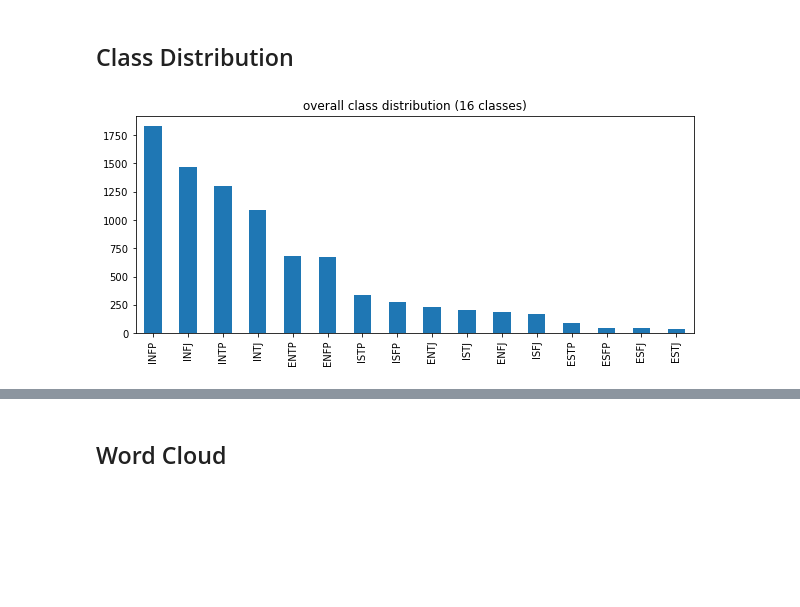
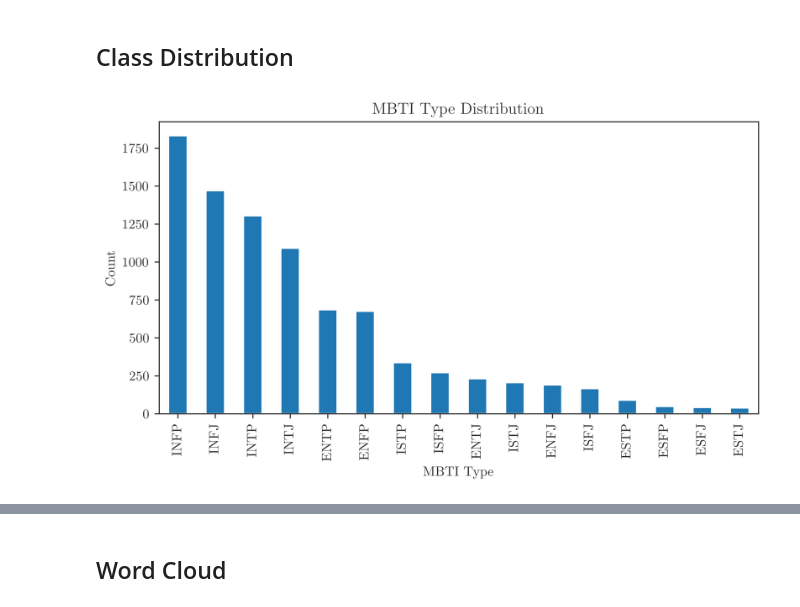
Before and after one commit to vincentleooo/CDS-Project-2021, a Jupyter notebook: personality_code/data visualisation.ipynb, the cells around one changed output, grey strips where cells are left out. Cells and saved outputs as stored; diff of their text form; code cells hidden in the pictures; blank space fills up the shorter version.

Commit message:
Added visualisation and tweaked some models

```diff
--- a/personality_code/data visualisation.ipynb
+++ b/personality_code/data visualisation.ipynb
@@ -3,7 +3,7 @@ import pandas as pd
 import matplotlib.pyplot as plt
 import seaborn as sns
 # %%
-df = pd.read_csv('mbti_1.csv', index_col=None)
+df = pd.read_csv('../personality_dataset/mbti_1.csv', index_col=None)
 df
 # %% [output]
 |  | type | posts |
@@ -42,6 +42,8 @@ RcParams({'axes.prop_cycle': cycler('color', ['#0072B2', '#009E73', '#D55E00', '
 # %%
 df['len'] = df['posts'].apply(lambda s : len(s))
 sns.set_style("ticks")
+plt.rc('text', usetex=True)
+plt.rc('font', family='serif')
 plt.figure(dpi=600)
 plt.title("Histogram of Length of 50 Posts")
 plt.xlabel("Length of 50 Posts")
@@ -54,12 +72,16 @@ df['len'].plot.hist(bins=80)
 # %%
 # overall class distribution
 %matplotlib inline
-plt.figure(figsize=(10,4))
-plt.title("overall class distribution (16 classes)")
+plt.rc('text', usetex=True)
+plt.rc('font', family='serif')
+plt.figure(figsize=(8,4), dpi=600)
+plt.title("MBTI Type Distribution")
+plt.xlabel("MBTI Type")
+plt.ylabel("Count")
 df["type"].value_counts().plot(kind='bar');
 # plt.savefig('overall_class_distribution.png')
 # %% [output]
-[figure, old version]
+[figure, new version]
 # %%
 # one dimension
 df["EI"] = [row["type"][0] for _,row in df.iterrows()]
```
Also changed, not shown: parts of 8 cells of this notebook, 27 other files.
